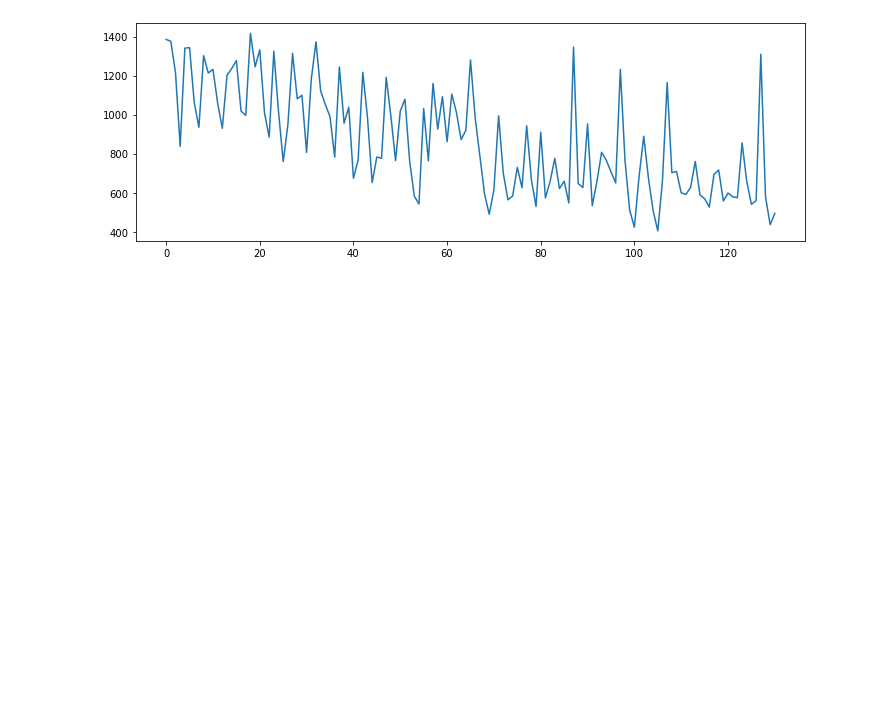
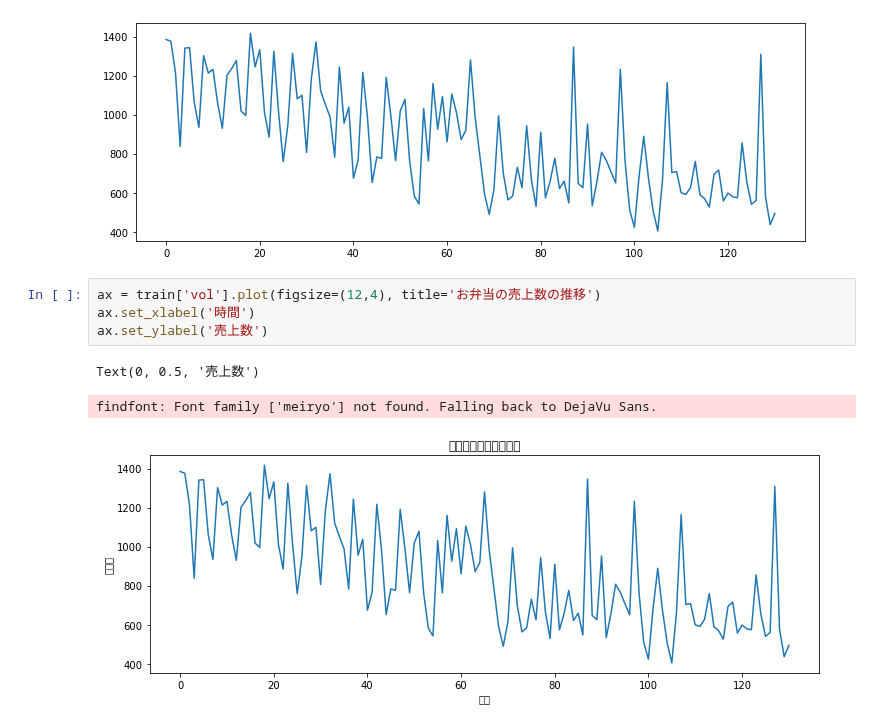
Before and after one commit to mochi2000/python, a Jupyter notebook: tutorial/task3/Untitled.ipynb, the cells around one changed output. Cells and saved outputs as stored; diff of their text form; blank space fills up the shorter version.

```diff
--- a/tutorial/task3/Untitled.ipynb
+++ b/tutorial/task3/Untitled.ipynb
@@ -125,3 +125,11 @@ train['vol'].plot(figsize=(12,4))
 # %% [output]
 <AxesSubplot:>
 [figure]
+# %%
+ax = train['vol'].plot(figsize=(12,4), title='お弁当の売上数の推移')
+ax.set_xlabel('時間')
+ax.set_ylabel('売上数')
+# %% [output]
+Text(0, 0.5, '売上数')
+findfont: Font family ['meiryo'] not found. Falling back to DejaVu Sans.
+[figure, added]
```
